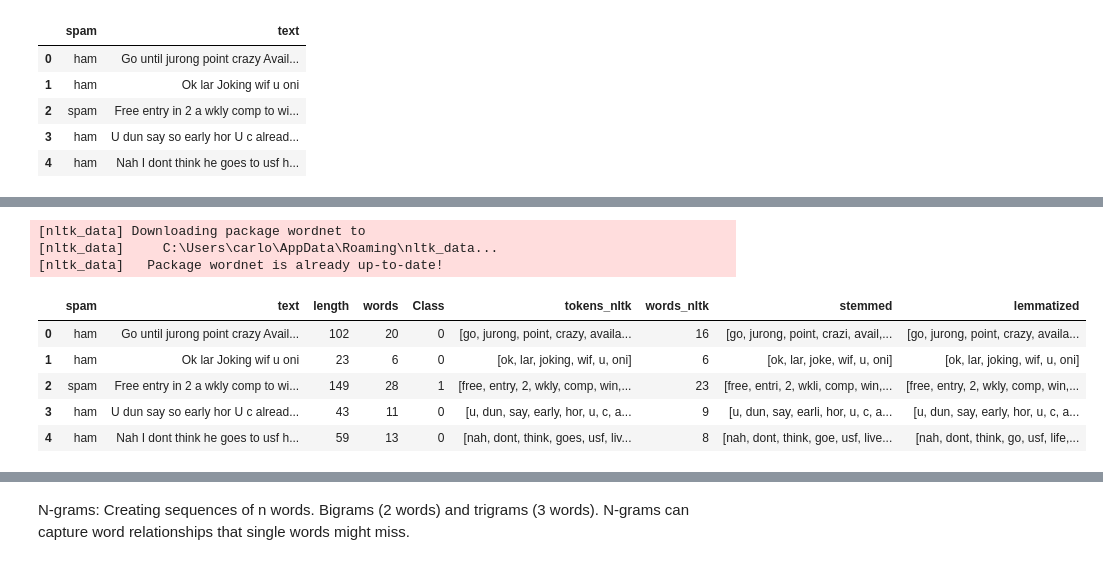
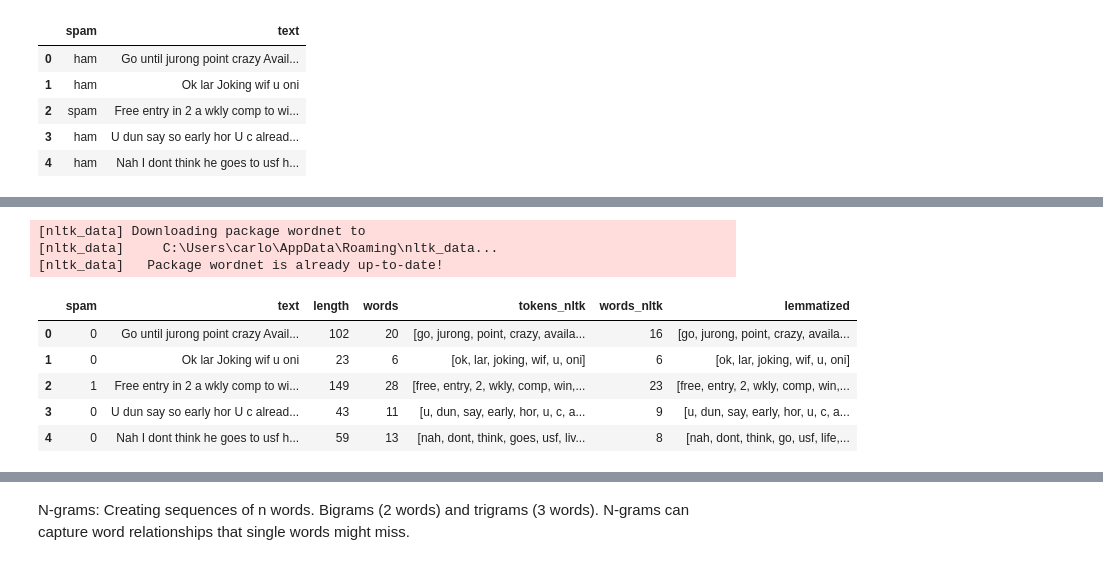
Before and after one commit to CarlosMEbratt/Spam-detection, a Jupyter notebook: main.ipynb, the cells around one changed output, grey strips where cells are left out. Cells and saved outputs as stored; diff of their text form; code cells hidden in the pictures.

```diff
--- a/main.ipynb
+++ b/main.ipynb
@@ -166,0 +171,7 @@ df.head()
+# %%
+# Using sci-kit learn to label encode the spam column
+
+from sklearn.preprocessing import LabelEncoder
+le = LabelEncoder()
+df['spam'] = le.fit_transform(df['spam'])
+df.head()
@@ -193,5 +212,0 @@ df.head()
-# %%
-# Columm class for the target variable
-
-df['Class'] = df['spam'].map({'ham': 0, 'spam': 1})
-df.head()
@@ -278,32 +296,25 @@ Stemming/Lemmatization: Stemming reduces words to their base form (e.g., "runnin
 # %%
 # Stemming/Lemmatization: using NLTK
-
-from nltk.stem import PorterStemmer
 from nltk.stem import WordNetLemmatizer
 
-# Download necessary NLTK resources (do this only once)
+# Download necessary NLTK resources
 nltk.download('wordnet')
 
-stemmer = PorterStemmer() # or LancasterStemmer
-lemmatizer = WordNetLemmatizer() # or SnowballStemmer
-
-def stem_text(tokens):
-    return [stemmer.stem(t) for t in tokens]
+lemmatizer = WordNetLemmatizer()
 
 def lemmatize_text(tokens):
     return [lemmatizer.lemmatize(t) for t in tokens]
 
-df['stemmed'] = df['tokens_nltk'].apply(stem_text)
 df['lemmatized'] = df['tokens_nltk'].apply(lemmatize_text)
 
 df.head()
 # %% [output]
 [nltk_data] Downloading package wordnet to
 [nltk_data]     C:\Users\carlo\AppData\Roaming\nltk_data...
 [nltk_data]   Package wordnet is already up-to-date!
-|  | spam | text | length | words | Class | tokens_nltk | words_nltk | stemmed | lemmatized |
-| 0 | ham | Go until jurong point crazy Avail... | 102 | 20 | 0 | [go, jurong, point, crazy, availa... | 16 | [go, jurong, point, crazi, avail,... | [go, jurong, point, crazy, availa... |
-| 1 | ham | Ok lar Joking wif u oni | 23 | 6 | 0 | [ok, lar, joking, wif, u, oni] | 6 | [ok, lar, joke, wif, u, oni] | [ok, lar, joking, wif, u, oni] |
-| 2 | spam | Free entry in 2 a wkly comp to wi... | 149 | 28 | 1 | [free, entry, 2, wkly, comp, win,... | 23 | [free, entri, 2, wkli, comp, win,... | [free, entry, 2, wkly, comp, win,... |
-| 3 | ham | U dun say so early hor U c alread... | 43 | 11 | 0 | [u, dun, say, early, hor, u, c, a... | 9 | [u, dun, say, earli, hor, u, c, a... | [u, dun, say, early, hor, u, c, a... |
-| 4 | ham | Nah I dont think he goes to usf h... | 59 | 13 | 0 | [nah, dont, think, goes, usf, liv... | 8 | [nah, dont, think, goe, usf, live... | [nah, dont, think, go, usf, life,... |
+|  | spam | text | length | words | tokens_nltk | words_nltk | lemmatized |
+| 0 | 0 | Go until jurong point crazy Avail... | 102 | 20 | [go, jurong, point, crazy, availa... | 16 | [go, jurong, point, crazy, availa... |
+| 1 | 0 | Ok lar Joking wif u oni | 23 | 6 | [ok, lar, joking, wif, u, oni] | 6 | [ok, lar, joking, wif, u, oni] |
+| 2 | 1 | Free entry in 2 a wkly comp to wi... | 149 | 28 | [free, entry, 2, wkly, comp, win,... | 23 | [free, entry, 2, wkly, comp, win,... |
+| 3 | 0 | U dun say so early hor U c alread... | 43 | 11 | [u, dun, say, early, hor, u, c, a... | 9 | [u, dun, say, early, hor, u, c, a... |
+| 4 | 0 | Nah I dont think he goes to usf h... | 59 | 13 | [nah, dont, think, goes, usf, liv... | 8 | [nah, dont, think, go, usf, life,... |
```
Also changed, not shown: parts of 26 cells of this notebook.
